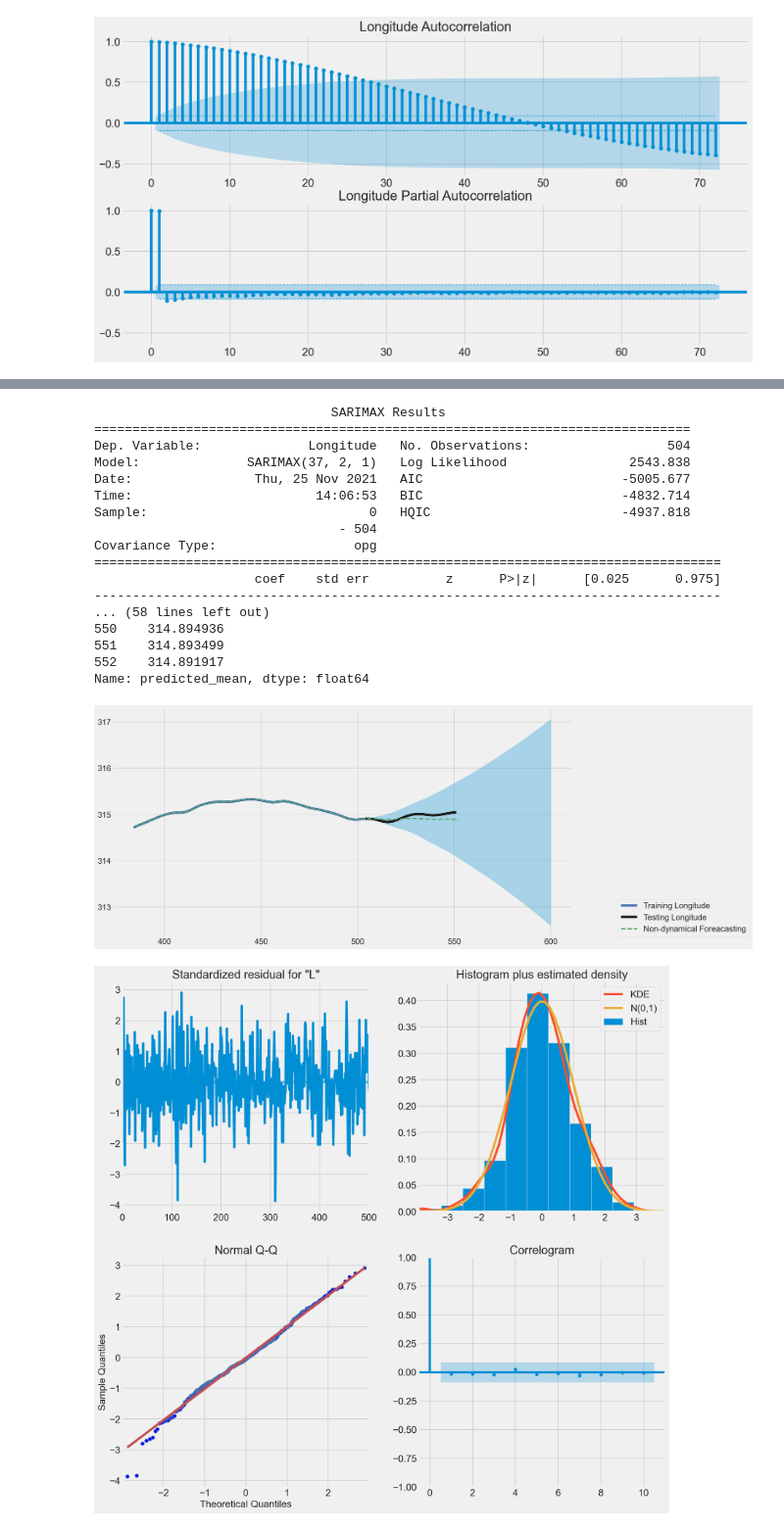
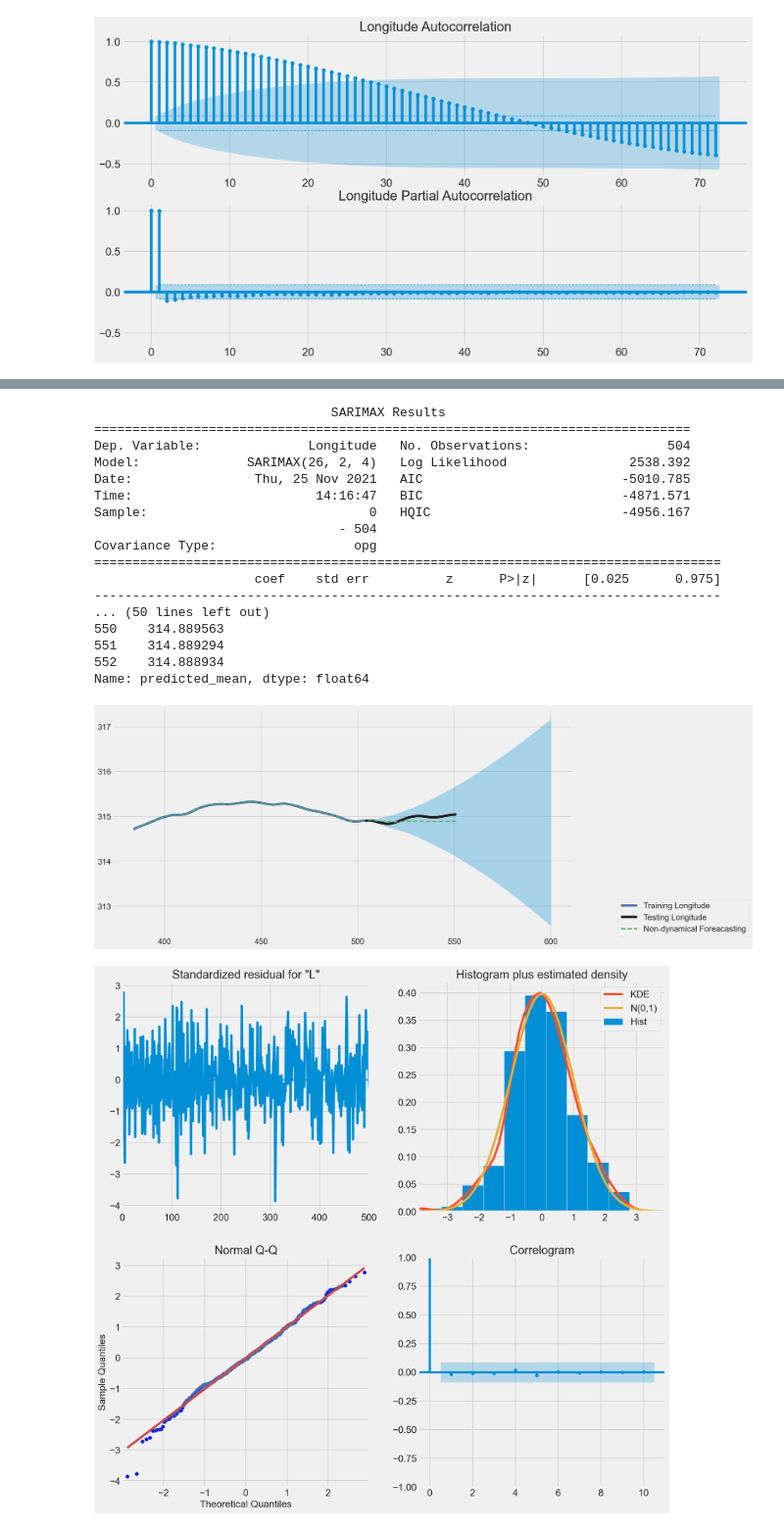
Before and after one commit to esbatiehsan/forecasting-floats, a Jupyter notebook: arima-model.ipynb, the cells around one changed output, grey strips where cells are left out. Shown at 98% size. Saved outputs shown, nothing was run; the diff lists cells and outputs as text; code cells hidden in the pictures.

```diff
--- a/arima-model.ipynb
+++ b/arima-model.ipynb
@@ -183,24 +183,24 @@ Name: predicted_mean, dtype: float64
 # %%
-make_predict(data=buoy_data, buoy_id=35, feature='Longitude', order=(37, 2, 1),
+make_predict(data=buoy_data, buoy_id=35, feature='Longitude', order=(26, 2, 4),
                      start_p=24, end_p=48, exog_features=['Peak Direction'])
 # %% [output]
                                SARIMAX Results
 ==============================================================================
 Dep. Variable:              Longitude   No. Observations:                  504
-Model:              SARIMAX(37, 2, 1)   Log Likelihood                2543.838
-Date:                Thu, 25 Nov 2021   AIC                          -5005.677
-Time:                        14:06:53   BIC                          -4832.714
-Sample:                             0   HQIC                         -4937.818
+Model:              SARIMAX(26, 2, 4)   Log Likelihood                2538.392
+Date:                Thu, 25 Nov 2021   AIC                          -5010.785
+Time:                        14:16:47   BIC                          -4871.571
+Sample:                             0   HQIC                         -4956.167
                                 - 504
 Covariance Type:                  opg
 ==================================================================================
                      coef    std err          z      P>|z|      [0.025      0.975]
 ----------------------------------------------------------------------------------
-... (58 lines left out)
-550    314.894936
-551    314.893499
-552    314.891917
+... (50 lines left out)
+550    314.889563
+551    314.889294
+552    314.888934
 Name: predicted_mean, dtype: float64
 [figure]
-[figure, old version]
+[figure, new version]
 # %%
```
Also changed, not shown: parts of 5 cells of this notebook.
